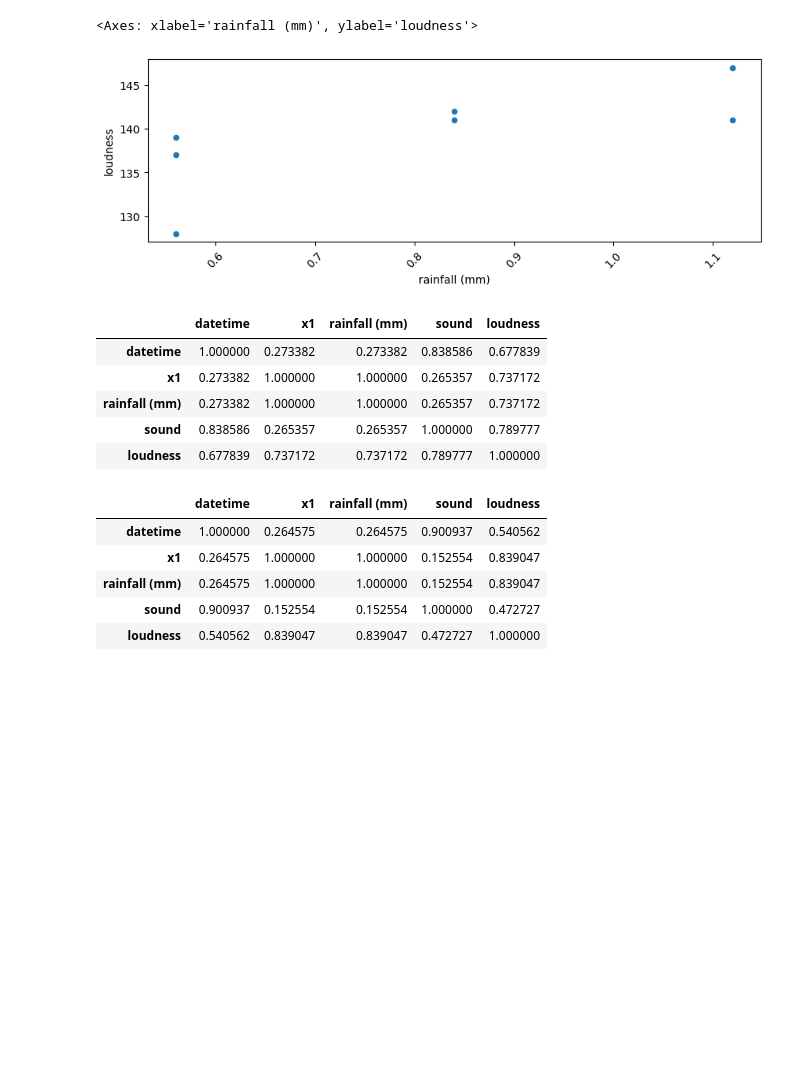
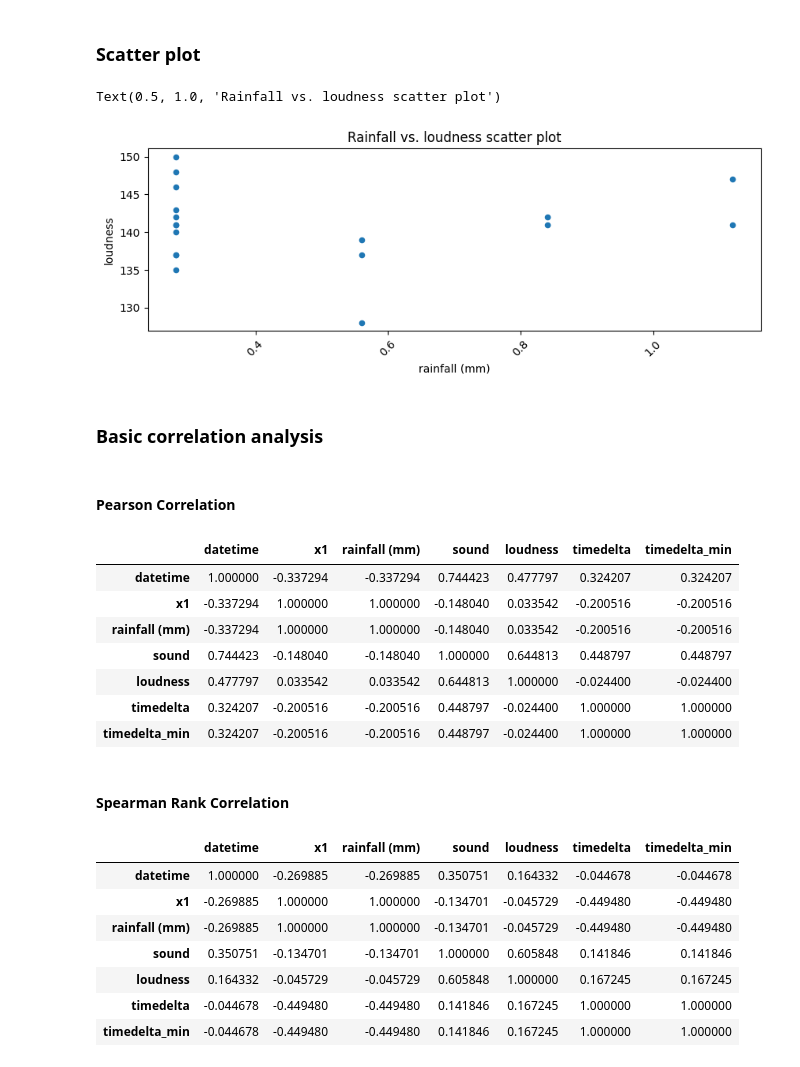
Before and after one commit to cksajil/rainfall_monitor, a Jupyter notebook: EDA_Rainfall.ipynb, the cells around one changed output. Saved outputs shown, nothing was run; the diff lists cells and outputs as text; code cells hidden in the pictures; blank space fills up the shorter version.

```diff
--- a/EDA_Rainfall.ipynb
+++ b/EDA_Rainfall.ipynb
@@ -22,4 +29,4 @@ mech_data = pd.read_csv(mech_file_path, names=mech_cols)
 sound_file_path = join(RECORDING_DIR, SOUND_READINGS_FILE)
 sound_data = pd.read_csv(sound_file_path, names=sound_cols)
 # %%
-cutoff_value = 0.28
+cutoff_value = 0.0
@@ -54,5 +67,9 @@ mech_data = mech_data.loc[mech_data["datetime"].isin(timepoints)]
 # %%
 data_merged = pd.merge(mech_data, sound_data, on="datetime", how="inner")
+# %%
+data_merged['timedelta'] = (data_merged["datetime"]-data_merged["datetime"].shift()).fillna(pd.Timedelta(0))
+# %%
+data_merged["timedelta_min"] = data_merged["timedelta"].dt.total_seconds().div(60).astype(int)
 # %%
 data_merged
 # %% [output]
@@ -67,23 +93,36 @@ data_merged
+# %% [markdown]
+### Scatter plot
 # %%
 data_merged.plot(x="rainfall (mm)", y="loudness", kind='scatter', rot=45, figsize=(10,3))
+plt.title("Rainfall vs. loudness scatter plot")
 # %% [output]
-<Axes: xlabel='rainfall (mm)', ylabel='loudness'>
+Text(0.5, 1.0, 'Rainfall vs. loudness scatter plot')
-[figure, old version]
+[figure, new version]
+# %% [markdown]
+### Basic correlation analysis
+# %% [markdown]
+#### Pearson Correlation
 # %%
 data_merged.corr(method='pearson')
 # %% [output]
-|  | datetime | x1 | rainfall (mm) | sound | loudness |
-| datetime | 1.000000 | 0.273382 | 0.273382 | 0.838586 | 0.677839 |
-| x1 | 0.273382 | 1.000000 | 1.000000 | 0.265357 | 0.737172 |
-| rainfall (mm) | 0.273382 | 1.000000 | 1.000000 | 0.265357 | 0.737172 |
-| sound | 0.838586 | 0.265357 | 0.265357 | 1.000000 | 0.789777 |
-| loudness | 0.677839 | 0.737172 | 0.737172 | 0.789777 | 1.000000 |
+|  | datetime | x1 | rainfall (mm) | sound | loudness | timedelta | timedelta_min |
+| datetime | 1.000000 | -0.337294 | -0.337294 | 0.744423 | 0.477797 | 0.324207 | 0.324207 |
+| x1 | -0.337294 | 1.000000 | 1.000000 | -0.148040 | 0.033542 | -0.200516 | -0.200516 |
+| rainfall (mm) | -0.337294 | 1.000000 | 1.000000 | -0.148040 | 0.033542 | -0.200516 | -0.200516 |
+| sound | 0.744423 | -0.148040 | -0.148040 | 1.000000 | 0.644813 | 0.448797 | 0.448797 |
+| loudness | 0.477797 | 0.033542 | 0.033542 | 0.644813 | 1.000000 | -0.024400 | -0.024400 |
+| timedelta | 0.324207 | -0.200516 | -0.200516 | 0.448797 | -0.024400 | 1.000000 | 1.000000 |
+| timedelta_min | 0.324207 | -0.200516 | -0.200516 | 0.448797 | -0.024400 | 1.000000 | 1.000000 |
+# %% [markdown]
+#### Spearman Rank Correlation
 # %%
 data_merged.corr(method='spearman')
 # %% [output]
-|  | datetime | x1 | rainfall (mm) | sound | loudness |
-| datetime | 1.000000 | 0.264575 | 0.264575 | 0.900937 | 0.540562 |
-| x1 | 0.264575 | 1.000000 | 1.000000 | 0.152554 | 0.839047 |
-| rainfall (mm) | 0.264575 | 1.000000 | 1.000000 | 0.152554 | 0.839047 |
-| sound | 0.900937 | 0.152554 | 0.152554 | 1.000000 | 0.472727 |
-| loudness | 0.540562 | 0.839047 | 0.839047 | 0.472727 | 1.000000 |
+|  | datetime | x1 | rainfall (mm) | sound | loudness | timedelta | timedelta_min |
+| datetime | 1.000000 | -0.269885 | -0.269885 | 0.350751 | 0.164332 | -0.044678 | -0.044678 |
+| x1 | -0.269885 | 1.000000 | 1.000000 | -0.134701 | -0.045729 | -0.449480 | -0.449480 |
+| rainfall (mm) | -0.269885 | 1.000000 | 1.000000 | -0.134701 | -0.045729 | -0.449480 | -0.449480 |
+| sound | 0.350751 | -0.134701 | -0.134701 | 1.000000 | 0.605848 | 0.141846 | 0.141846 |
+| loudness | 0.164332 | -0.045729 | -0.045729 | 0.605848 | 1.000000 | 0.167245 | 0.167245 |
+| timedelta | -0.044678 | -0.449480 | -0.449480 | 0.141846 | 0.167245 | 1.000000 | 1.000000 |
+| timedelta_min | -0.044678 | -0.449480 | -0.449480 | 0.141846 | 0.167245 | 1.000000 | 1.000000 |
```
Also changed, not shown: parts of 23 cells of this notebook.
